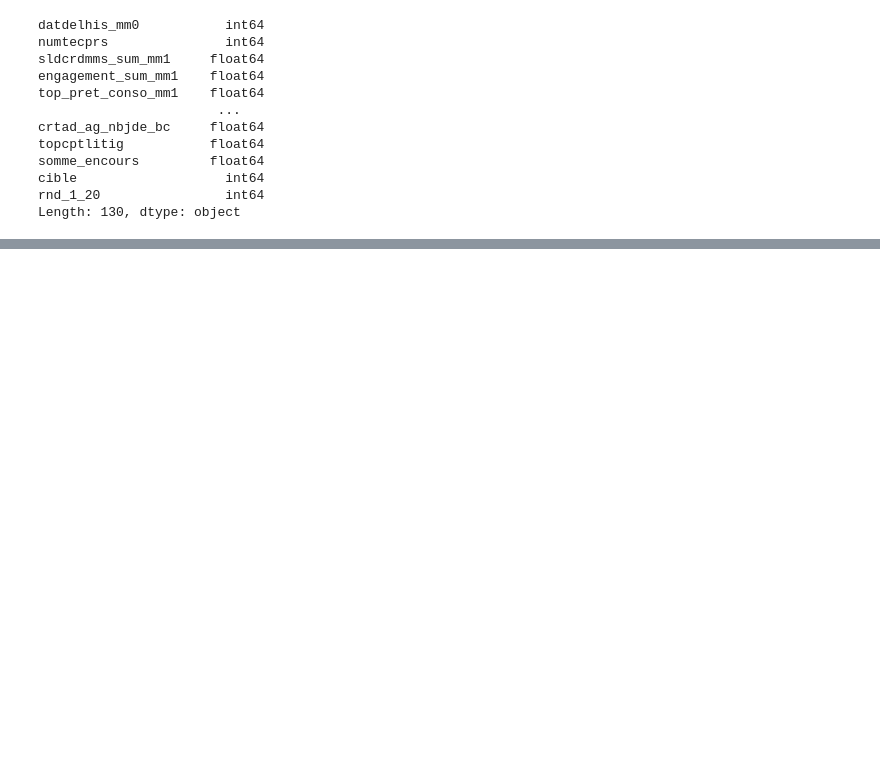
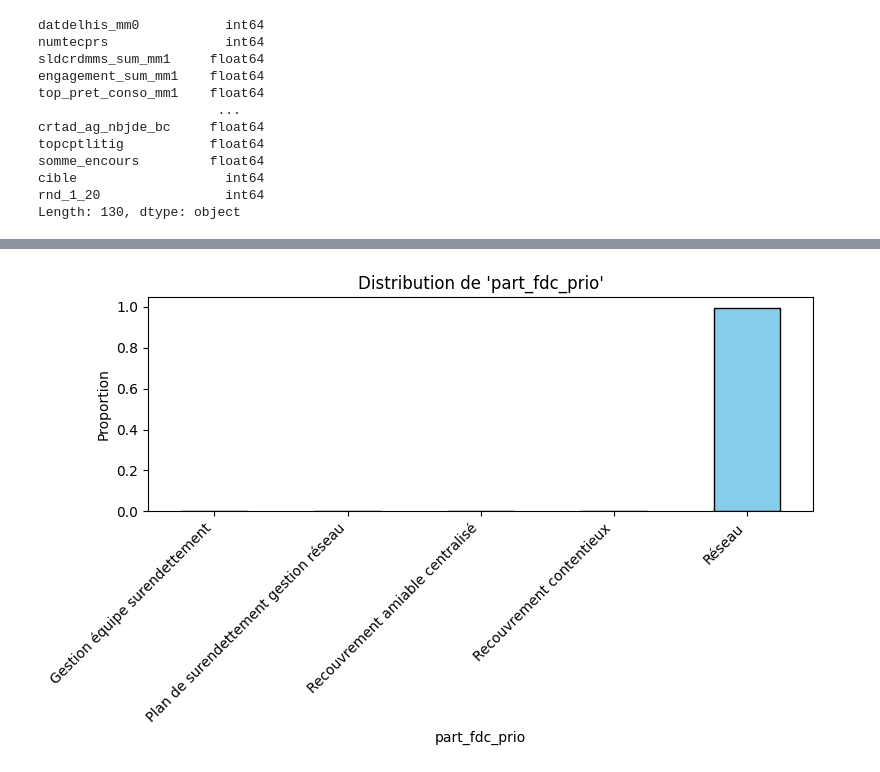
Before and after one commit to DaveMTK20002/PROJET-SCORING-Ikram-Davick, a Jupyter notebook: avancement.ipynb, the cells around one changed output, grey strips where cells are left out. Cells and saved outputs as stored; diff of their text form; code cells hidden in the pictures; blank space fills up the shorter version.

```diff
--- a/avancement.ipynb
+++ b/avancement.ipynb
@@ -182,0 +180,35 @@ X_train.describe()
+# %%
+def plot_categorical_distribution(df, var, target=None):
+    plt.figure(figsize=(8, 5))
+
+    if target is None:
+        # Distribution simple
+        df[var].value_counts(normalize=True).sort_index().plot(
+            kind='bar', color='skyblue', edgecolor='black'
+        )
+        plt.title(f"Distribution de '{var}'")
+        plt.ylabel("Proportion")
+        plt.xlabel(var)
+    else:
+        # Distribution par classe cible
+        prop_df = (
+            df.groupby([var, target])
+              .size()
+              .groupby(level=0)
+              .apply(lambda x: x / x.sum())
+              .unstack()
+        )
+
+        prop_df.plot(kind='bar', stacked=False, color=['lightcoral', 'skyblue'], edgecolor='black')
+        plt.title(f"Distribution de '{var}' selon '{target}'")
+        plt.ylabel("Proportion")
+        plt.xlabel(var)
+        plt.legend(title=target)
+
+    plt.xticks(rotation=45, ha='right')
+    plt.tight_layout()
+    plt.show()
+
+plot_categorical_distribution(data,'part_fdc_prio')
+# %% [output]
+[figure, added]
```
Also changed, not shown: parts of 18 cells of this notebook.
